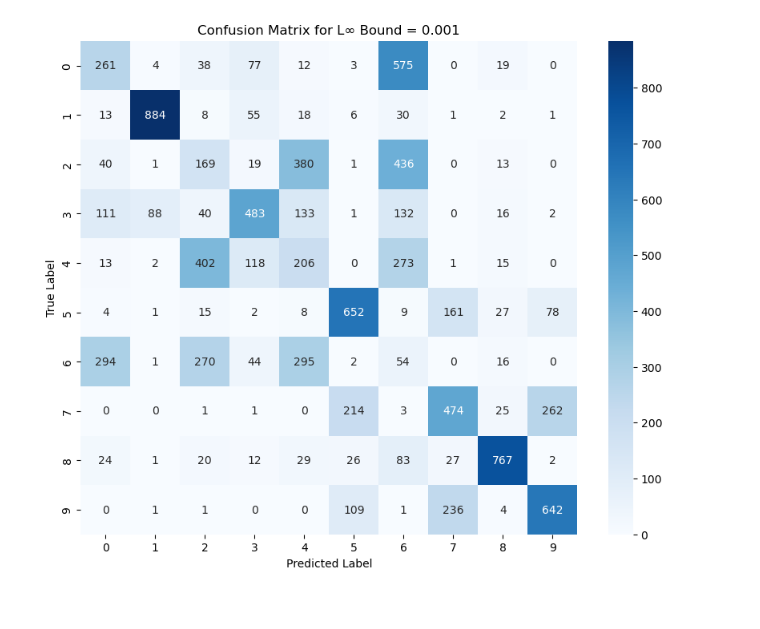
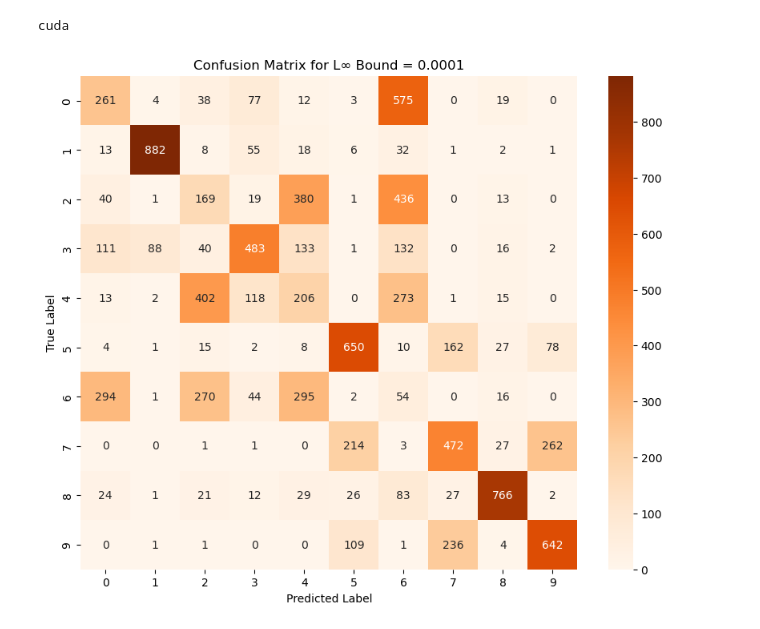
Before and after one commit to chenpery/INR-project, a Jupyter notebook: part2.ipynb, the cells around one changed output. Cells and saved outputs as stored; diff of their text form; code cells hidden in the pictures.

Commit message:
attacks fixes

```diff
--- a/part2.ipynb
+++ b/part2.ipynb
@@ -181,14 +186,48 @@ plt.show()
+# %%
+model_path = 'checkpoints/mlp_final.pt'
+batch_size = 1
+data_path = '/datasets/functaset'
+
+set_random_seeds(0)
+device = torch.device('cuda' if torch.cuda.is_available() else 'cpu')
+print(device)
+
+# the same parameters as used during training
+hidden_dims = [512, 256, 128]
+activations = ["lrelu"] * len(hidden_dims)
+p_dropout = 0.1
+normalization = "batch"
+
+
+# Instantiate Classifier Model and load weights
+classifier = VanillaClassifier(
+    in_features=512,
+    num_classes=10,
+    hidden_dims=hidden_dims,
+    nonlins=activations,
+    p_dropout=p_dropout,
+    normalization=normalization
+).to(device)
+saved_state = torch.load(model_path, map_location=device)
+classifier.load_state_dict(saved_state['model_state'])
+
+test_functaloader = get_fmnist_functa(data_dir=f"{data_path}/fmnist_test.pkl", mode='test',
+                                          batch_size=batch_size, num_workers=2)
+criterion = nn.CrossEntropyLoss()
+# %% [output]
+cuda
 # %%
-linf_bound = 0.001
-true_labels, pred_labels = attack_classifier(classifier, test_functaloader, criterion, linf_bound)
+linf_bound = 0.0001
+
+true_labels, pred_labels, perts = attack_classifier(classifier, test_functaloader, criterion, linf_bound)
 conf_matrix = confusion_matrix(true_labels, pred_labels)
 
 # Plot confusion matrix
 plt.figure(figsize=(10, 8))
-sns.heatmap(conf_matrix, annot=True, fmt='d', cmap='Blues', xticklabels=[str(i) for i in range(10)], yticklabels=[str(i) for i in range(10)])
+sns.heatmap(conf_matrix, annot=True, fmt='d', cmap='Oranges', xticklabels=[str(i) for i in range(10)], yticklabels=[str(i) for i in range(10)])
 plt.xlabel('Predicted Label')
 plt.ylabel('True Label')
 plt.title(f'Confusion Matrix for L∞ Bound = {linf_bound}')
 plt.show()
 # %% [output]
-[figure, old version]
+[figure, new version]
```
Also changed, not shown: parts of 5 cells of this notebook, 2 other files.
